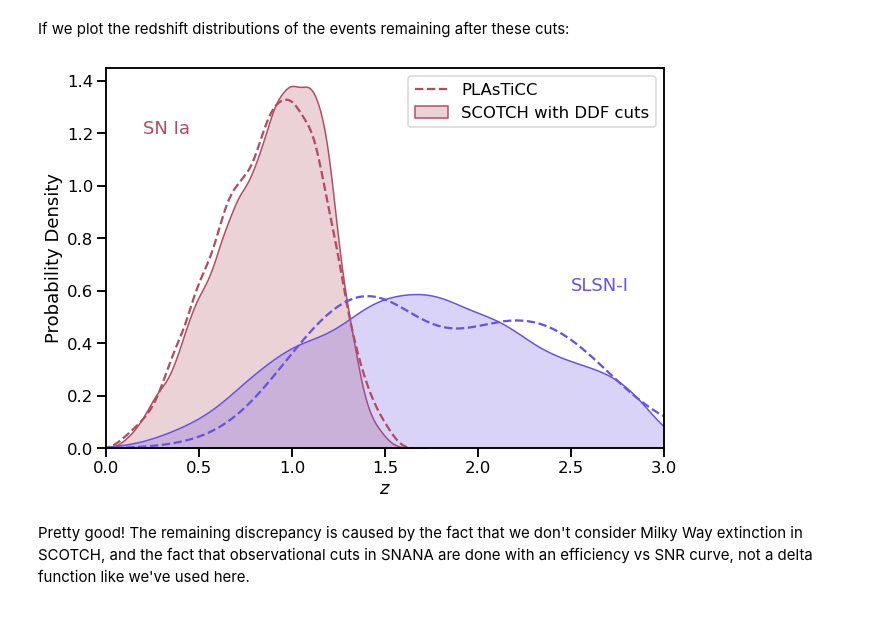
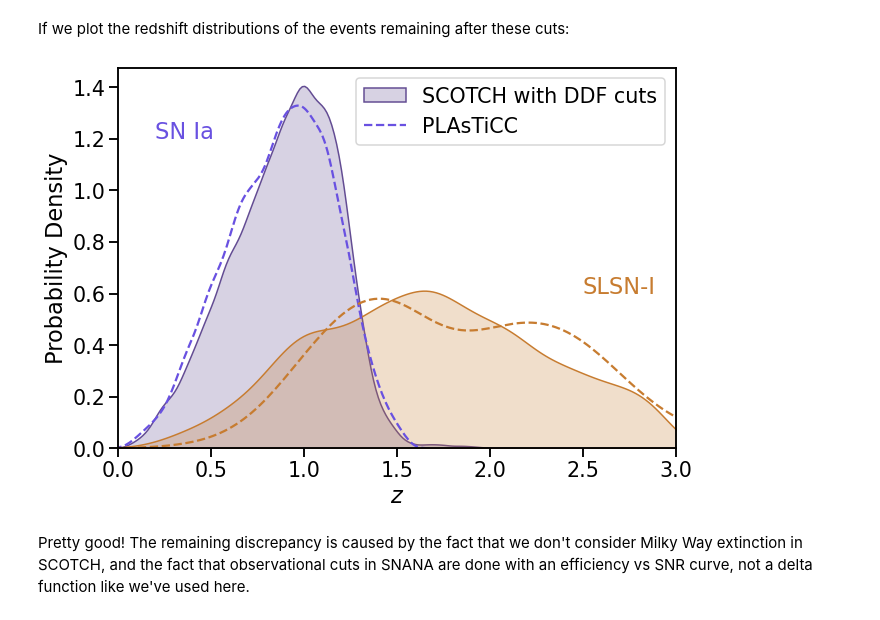
Before and after one commit to LSSTDESC/transient-host-sims, a Jupyter notebook: notebooks/SCOTCH_walkthroughs.ipynb, the cells around one changed output. Saved outputs shown, nothing was run; the diff lists cells and outputs as text; code cells hidden in the pictures.

Commit message:
Add a few tweaks to survey post-processing test

```diff
--- a/notebooks/SCOTCH_walkthroughs.ipynb
+++ b/notebooks/SCOTCH_walkthroughs.ipynb
@@ -20,7 +20,7 @@ import optax
 from pzflow import Flow
 from scipy import interpolate
 
-scotch = h5py.File("/Users/agagliano/Documents/Research/SCOTCH/data/scotchtestfile.hdf5", "r")
+scotch = h5py.File("/Users/agagliano/Documents/Research/SCOTCH/data/scotch10k_z3.hdf5", "r")
 # %% [markdown]
 The catalogue contains two tables: one focusing on the properties of simulated optical transients, and one focusing on the properties of their hosts.
 # %%
@@ -56,7 +52,7 @@ Now let's plot the stellar mass and star-formation rates of each host galaxy pop
 sns.set_context("talk",font_scale=1.25)
 
 zmin = 0
-zmax = 2
+zmax = 3
 
 fig, axs = plt.subplots(nrows=3, ncols=3, figsize=(14, 14), sharex=True, sharey=True)
 plt.subplots_adjust(hspace=0.2, wspace=0.1)
@@ -294,19 +290,22 @@ for model in survey_models:
 # %% [markdown]
 If we plot the redshift distributions of the events remaining after these cuts:
 # %%
+#purple -- 6951E1
+#orange -- C77C30
 plt.figure(figsize=(10,7))
-sns.kdeplot(survey_models[0]['z'][keep_models[0]], shade=True, color='#B24C63', label='SCOTCH with DDF cuts')
-sns.kdeplot(survey_models[1]['z'][keep_models[1]], shade=True, color='#6951E1')
-sns.kdeplot(plasticc_SNIa['true_z'], color='#B24C63', ls='--', label='PLAsTiCC')
-sns.kdeplot(plasticc_SLSNI['true_z'],  color='#6951E1', ls='--')
-plt.text(0.2, 1.2, "SN Ia", c='#B24C63')
-plt.text(2.5, 0.6, "SLSN-I", c='#6951E1')
+sns.kdeplot(survey_models[0]['z'][keep_models[0]], shade=True, color='#634C93', label='SCOTCH with DDF cuts')
+sns.kdeplot(survey_models[1]['z'][keep_models[1]], shade=True, color='#C77C30')
+sns.kdeplot(plasticc_SNIa['true_z'], color='#6951E1', ls='--', label='PLAsTiCC')
+sns.kdeplot(plasticc_SLSNI['true_z'],  color='#C77C30', ls='--')
+plt.text(0.2, 1.2, "SN Ia", c='#6951E1')
+plt.text(2.5, 0.6, "SLSN-I", c='#C77C30')
 plt.legend()
 plt.xlabel("$z$");
 plt.ylabel("Probability Density");
 plt.xlim((0, 3));
+plt.savefig("/Users/agagliano/Documents/Research/SCOTCH/published_transient_repo/transient-host-sims/plots/DDF_RedshiftDistribution.png",dpi=200,bbox_inches='tight')
 # %% [output]
-[figure, old version]
+[figure, new version]
 # %% [markdown]
 Pretty good! The remaining discrepancy is caused by the fact that we don't consider Milky Way extinction in SCOTCH, and the fact that observational cuts in SNANA are done with an efficiency vs SNR curve, not a delta function like we've used here.
 # %% [markdown]
```
Also changed, not shown: parts of 15 cells of this notebook, 5 other files.
